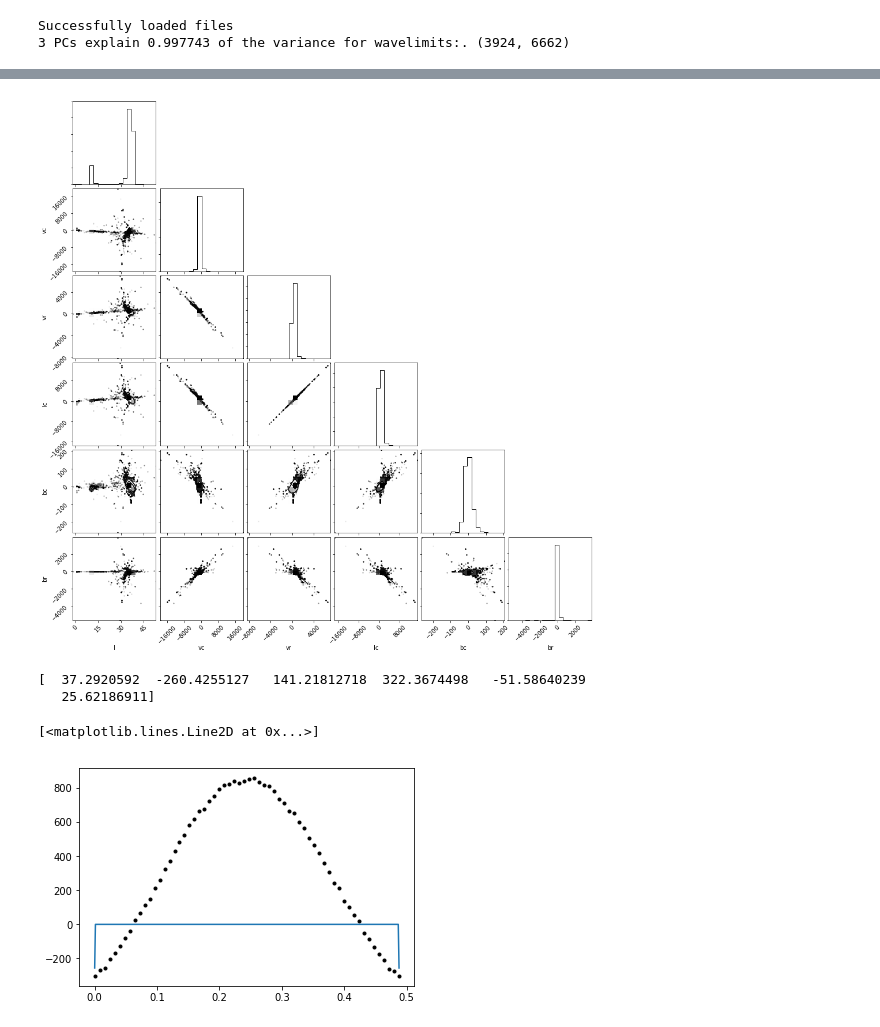
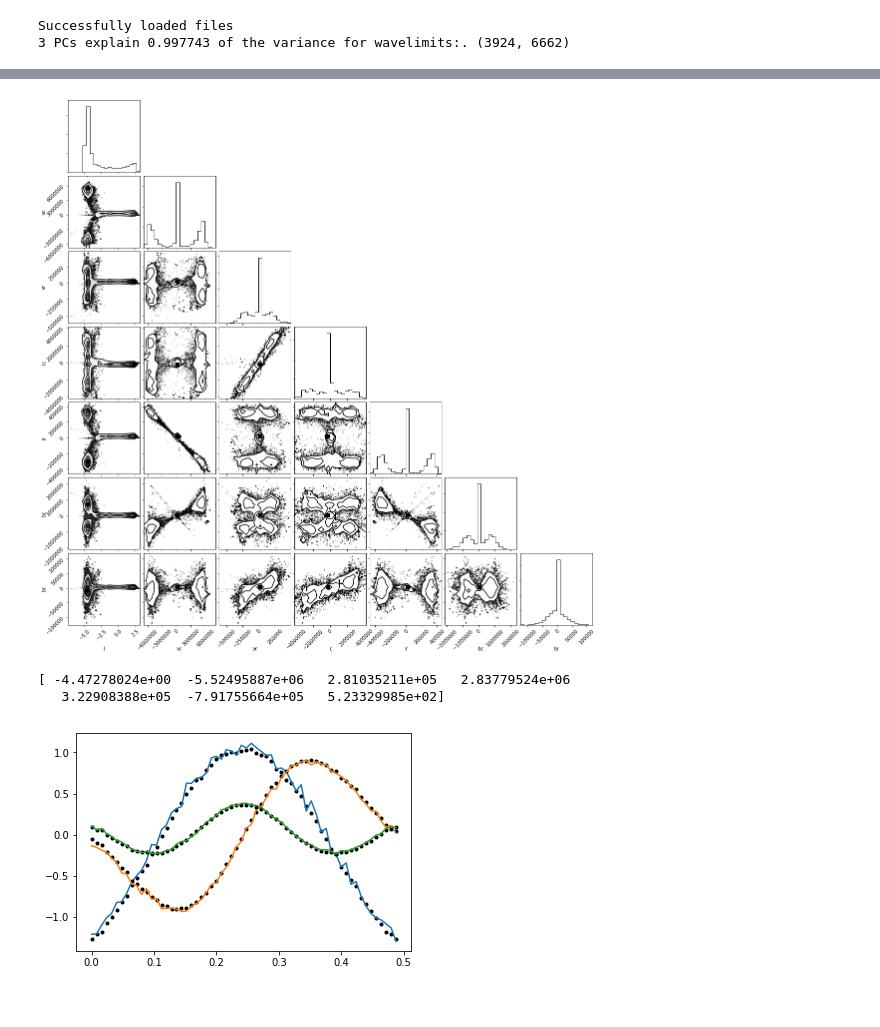
Before and after one commit to silburt/tau-ceti, a Jupyter notebook: simulated_spectra/gp_model_manual.ipynb, the cells around one changed output, grey strips where cells are left out. Saved outputs shown, nothing was run; the diff lists cells and outputs as text; code cells hidden in the pictures.

```diff
--- a/simulated_spectra/gp_model_manual.ipynb
+++ b/simulated_spectra/gp_model_manual.ipynb
@@ -104,19 +113,27 @@ dir_ = "simulated_spectra/"   # data directory
 pcs = 3                       # number of pca components
 WL = (3924, 6662)             # single range
 
-x, v, z, xs_hat, x_hat, wavelengths, ev = pca.do_PCA(dir_, WL, pcs, 1)
+x, v, z_raw, xs_hat, x_hat, wavelengths, ev = pca.do_PCA(dir_, WL, pcs, 1)
+phases_raw = np.load('files/phases.npy')
 # %% [output]
 Successfully loaded files
 3 PCs explain 0.997743 of the variance for wavelimits:. (3924, 6662)
 # %%
-phases = np.load('files/phases.npy')
+def prep_data(phases, z, rescale_fac, l1=-np.inf, l2=np.inf, re_center=1):
+    index = (phases > l1) & (phases < l2)
 
-# cut index
-index = (phases > -0.25)&(phases < 0.25)
-z = z[index]
-phases = phases[index]
+    phases = phases[index]
+    phases -= np.min(phases)
+    z = z[index]
+    z = z/rescale_fac
 
-phases -= np.min(phases)
+    if re_center == 1: # after removing baseline points, GP requires 0 mean
+        for i in range(z.shape[1]):
+            z[:,i] -= np.mean(z[:,i])
+    return phases, z
+
+phases, z = prep_data(phases_raw, z_raw, 500, -0.25, 0.25)
+
 for i in range(pcs):
     plt.plot(phases, z[:,i], '.', label='pca %d'%i)
 plt.ylabel('PCA loadings')
@@ -145,0 +158,15 @@ for i in range(pcs):
+# %%
+# initial conditions/priors setting
+func = SimpleKernel(0.1)
+kernel = RVKernel(func, 1.0, 1.0, 0.6, 0.3, 0.2, 1)
+
+K = kernel.get_value(p[:, None] - p[None, :], l[:, None], l[None, :])
+K[np.diag_indices(len(p))] += 0.1
+y_temp = np.random.multivariate_normal(np.zeros_like(p), K)
+
+f, (ax1, ax2) = plt.subplots(1,2, figsize=[12,5])
+for i in [1, 2, 3]:
+    ax1.plot(p[l==i], y_temp[l==i])
+    ax2.plot(p[l==i], y[l==i])
+    ax1.set_title('model output')
+    ax2.set_title('PCAs')
@@ -159,10 +188,6 @@ def log_prob(params, y, p, l):
     if not np.isfinite(ll):
         return -np.inf
     return ll
-# %%
-# initial conditions
-func = SimpleKernel(0.01)
-kernel = RVKernel(func, 1.0, 1.0, 0.6, 0.3, 0.5)
 # %%
 nwalkers, ndim, nsteps = 50, func.vector_size + kernel.vector_size, 2000
 p0 = np.append(func.get_parameter_vector(), kernel.get_parameter_vector())
@@ -177,4 +202,4 @@ for i, (pos, lnp, state) in enumerate(sampler.sample(p0, iterations=nsteps)):
 # %%
 samples = sampler.chain[:, 100:, :].reshape((-1, ndim))
-fig = corner.corner(samples, labels=["l", "vc", "vr", "lc", "bc", "br"])
+fig = corner.corner(samples, labels=["l", "vc", "vr", "lc", "lr","bc", "br"])
 # %% [output]
@@ -196,4 +206,4 @@ WARNING:root:Too few points to create valid contours
-[figure, old version]
+[figure, new version]
 # %%
 params = samples[-1]
 print(params)
@@ -203,16 +213,15 @@ kernel.set_parameter_vector(params[n:])
 
 K = kernel.get_value(p[:, None] - p[None, :], l[:, None], l[None, :])
 K[np.diag_indices(len(p))] += 0.1
+mu = np.dot(K, np.linalg.solve(K, y))
+sigma = np.dot()
 
-x = np.linspace(0, max(phases), 400)
-Ks = kernel.get_value(x[:, None] - p[None, :], 1+np.zeros(len(x), dtype=int)[:, None], l[None, :])
+for i in range(3):
+    pl = plt.plot(p[l==i+1], y[l==i+1], "k.")
+    plt.plot(p[l==i+1], mu[l==i+1])
 
-mu = np.dot(Ks, np.linalg.solve(K, y))
-
-plt.plot(p[l==1], y[l==1], ".k")
-plt.plot(x, mu)
+plt.savefig("images/emcee_fit.png")
 # %% [output]
-[  37.2920592  -260.4255127   141.21812718  322.3674498   -51.58640239
-   25.62186911]
+[ -4.47278024e+00  -5.52495887e+06   2.81035211e+05   2.83779524e+06
+   3.22908388e+05  -7.91755664e+05   5.23329985e+02]
-[<matplotlib.lines.Line2D at 0x...>]
-[figure, old version]
+[figure, new version]
```
Also changed, not shown: parts of 6 cells of this notebook, 1 other file.
